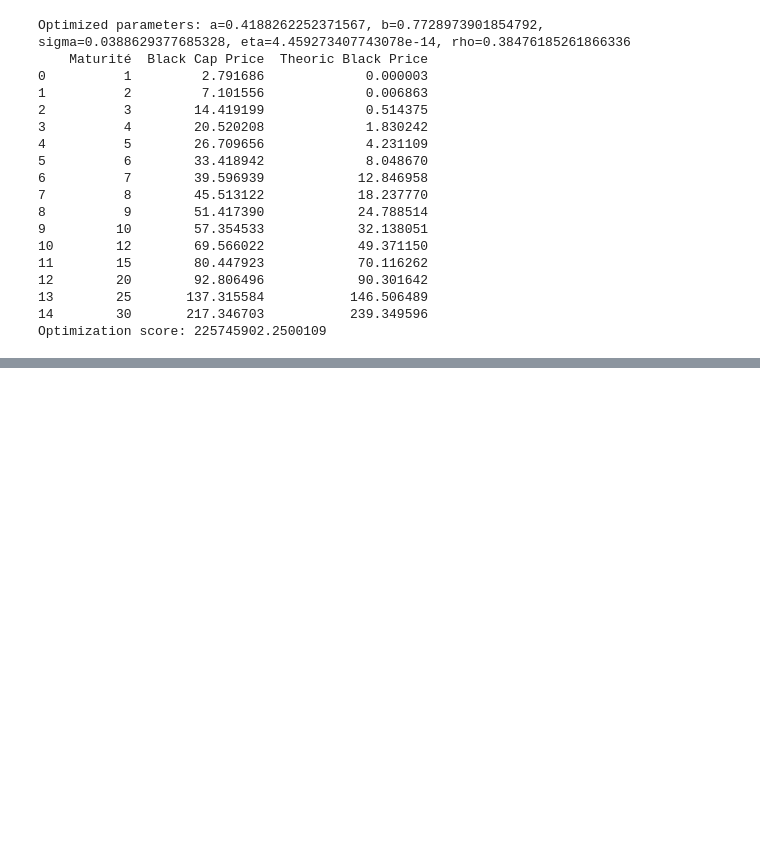
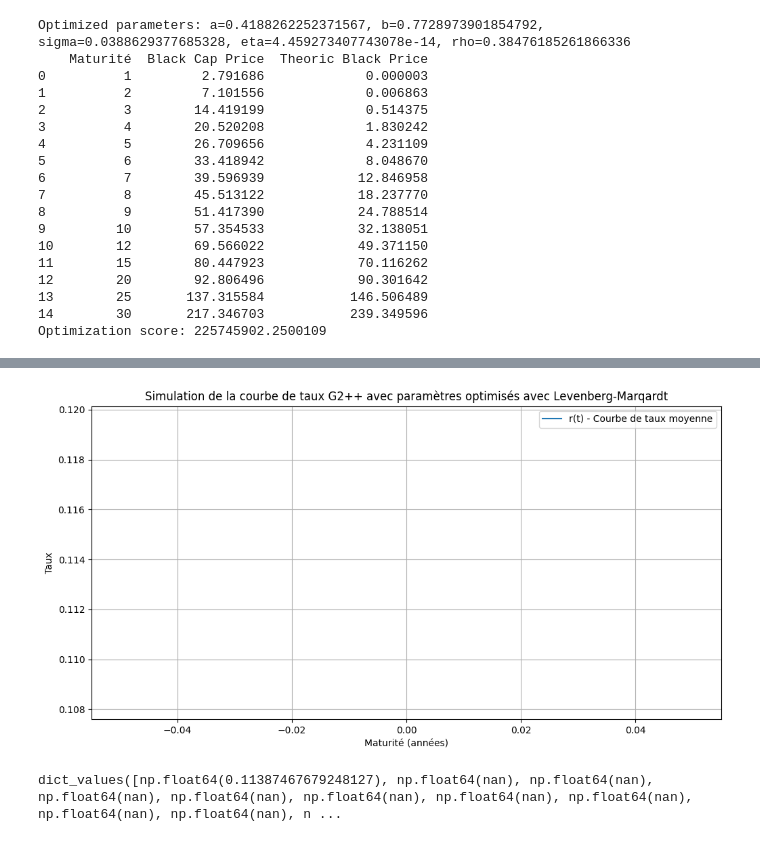
Before and after one commit to massine-djn/StatApp_GSE, a Jupyter notebook: main.ipynb, the cells around one changed output, grey strips where cells are left out. Drawn from its saved outputs; the diff is of its cells as text; code cells hidden in the pictures; blank space fills up the shorter version.

```diff
--- a/main.ipynb
+++ b/main.ipynb
@@ -849,0 +943,60 @@ Optimization score: 13153203.757145813
+# %%
+#Courbe des taux résultante
+list_taux = []
+a = optimized_params[0]
+b = optimized_params[1]
+sigma = optimized_params[2]
+eta = optimized_params[3]
+rho = optimized_params[4]
+
+# Simulation 1000 fois des processus x(t) et y(t) avec les paramètres optimisés
+for i in range (1000):
+    x_optimized = np.zeros(N + 1)
+    y_optimized = np.zeros(N + 1)
+
+    for t in range(1, N + 1):
+        W1_t = np.random.normal(0, np.sqrt(dt))
+        W2_t = rho * W1_t + np.sqrt(1 - rho**2) * np.random.normal(0, np.sqrt(dt))
+        x_optimized[t] = x_optimized[t-1] * np.exp(-a * dt) + sigma * np.sqrt((1 - np.exp(-2*a*dt)) / (2*a)) * W1_t
+        y_optimized[t] = y_optimized[t-1] * np.exp(-b * dt) + eta * np.sqrt((1 - np.exp(-2*b*dt)) / (2*b)) * W2_t
+
+    # Simulation de theta(t) avec les paramètres optimisés
+    theta_optimized = [r0]
+
+    for t_idx, t in enumerate(t_grid[1:]):
+        taux_forward = forward_rates[t_idx]
+        df_dt = dr_dt_forward_values[t_idx]
+
+        # Calcul des termes correctifs
+        terme1 = - (sigma**2 / (2 * a)) * (1 - np.exp(-2 * a * t))
+        terme2 = - (eta**2 / (2 * b)) * (1 - np.exp(-2 * b * t))
+        terme3 = - (rho * sigma * eta / (a + b)) * (1 - np.exp(-(a + b) * t))
+
+        # Correction de θ(t)
+        theta_t = df_dt + (a + b) * taux_forward + terme1 + terme2 + terme3
+
+        theta_optimized.append(theta_t)
+
+    theta_optimized[0] = theta_optimized[1]
+
+    # Calcul de la courbe de taux r(t) avec les paramètres optimisés
+    r_optimized = {t : x_optimized[t_idx] + y_optimized[t_idx] + theta_optimized[t_idx] for t_idx, t in enumerate(t_grid)}
+    list_taux.append(r_optimized)
+
+# Affichage de la courbe de taux moyenne
+plt.figure(figsize=(12, 6))
+# Calcul de la courbe moyenne des taux# Calcul de la courbe moyenne des taux# Calcul de la courbe moyenne des taux
+r_mean = {t : np.mean([taux[t] for taux in list_taux]) for t in t_grid}
+plt.plot(list(r_mean.keys()), list(r_mean.values()), label='r(t) - Courbe de taux moyenne')
+plt.xlabel('Maturité (années)')
+plt.ylabel('Taux')
+plt.legend()
+plt.title('Simulation de la courbe de taux G2++ avec paramètres optimisés avec Marquardt-Levenberg')
+plt.grid()
+plt.show()
+# %% [output]
+[figure, added]
+# %%
+r_mean.values()
+# %% [output]
+dict_values([np.float64(0.11387467679248127), np.float64(nan), np.float64(nan), np.float64(nan), np.float64(nan), np.float64(nan), np.float64(nan), np.float64(nan), np.float64(nan), np.float64(nan), n ...
```
Also changed, not shown: parts of 7 cells of this notebook.
